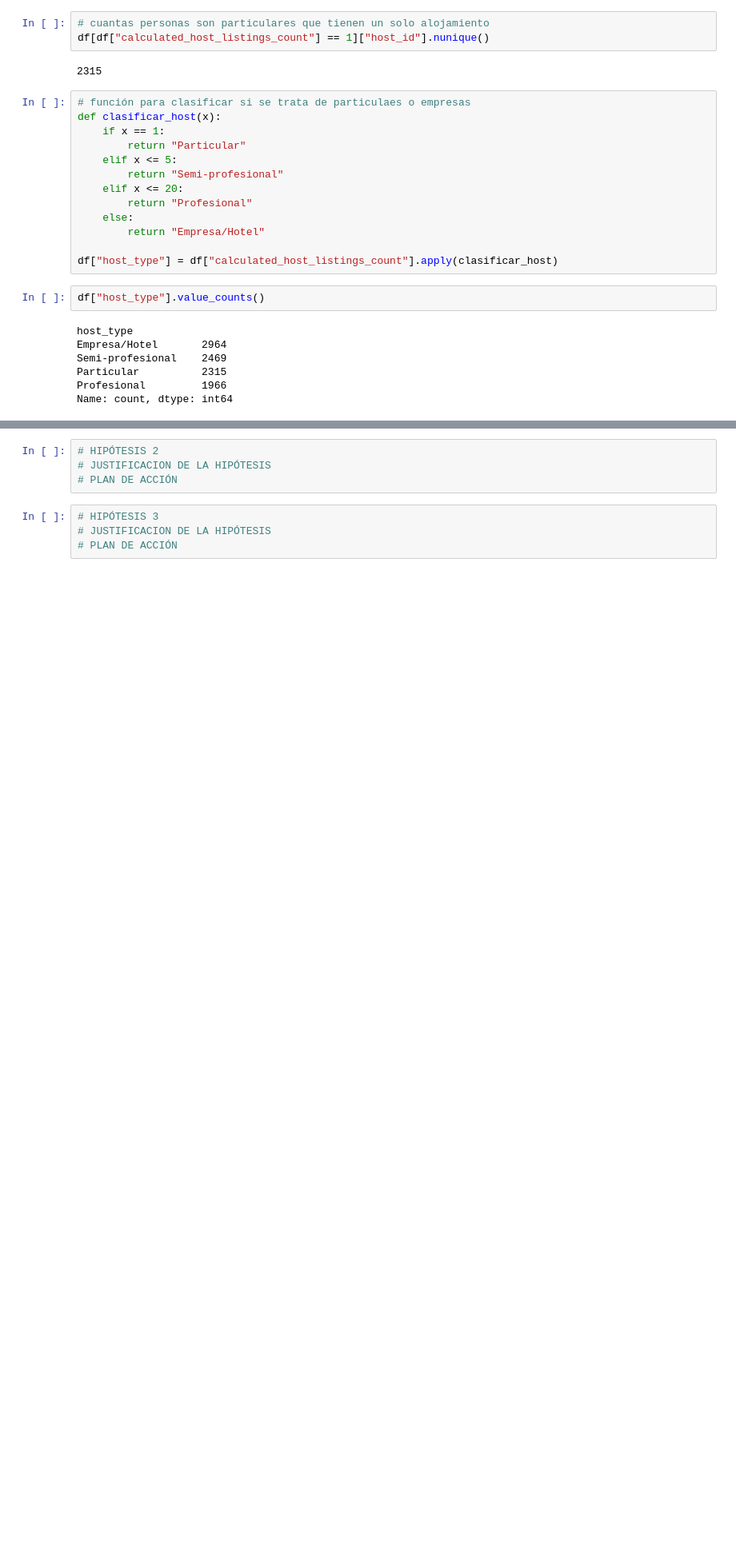
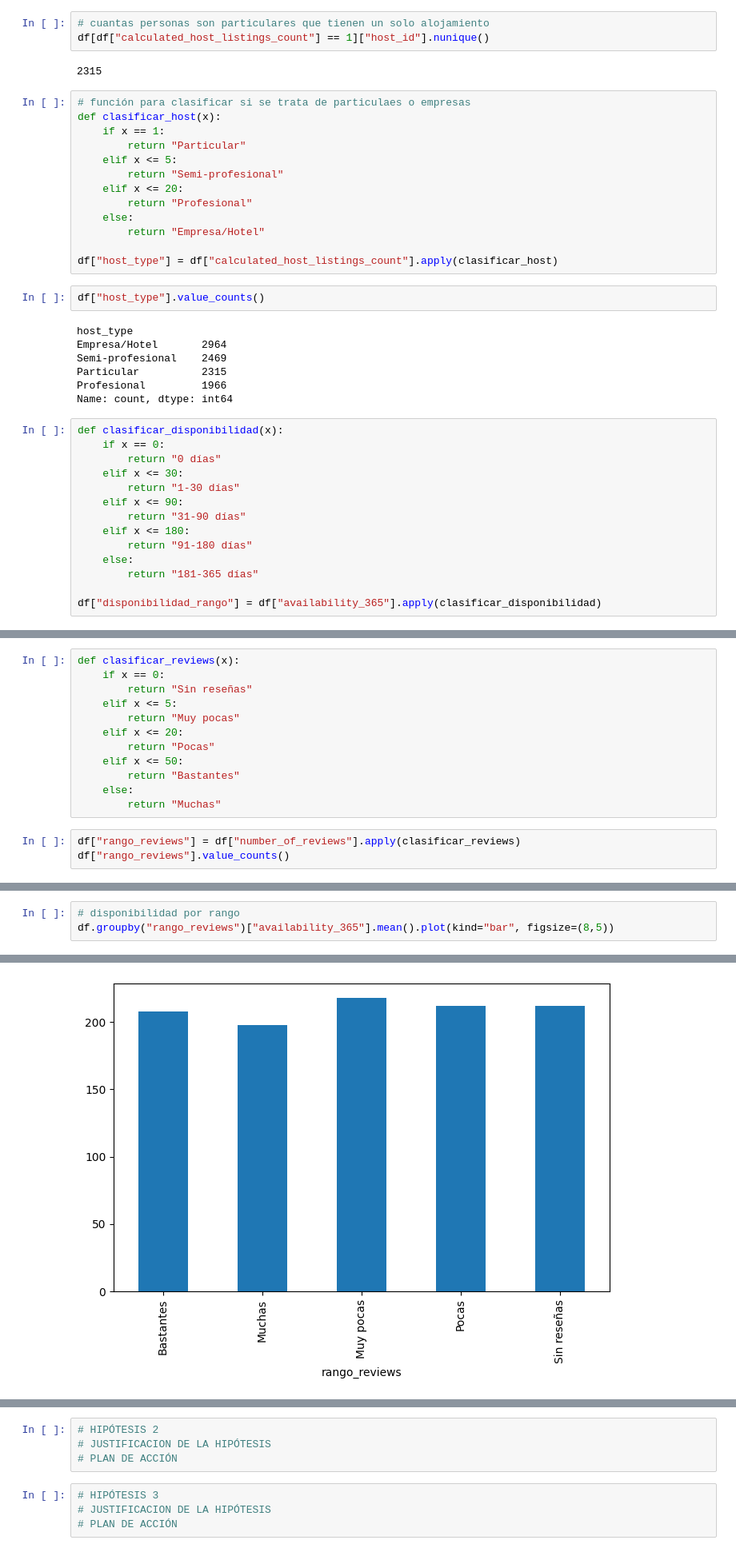
Before and after one commit to MHHsim/Proyect-Break-I, a Jupyter notebook: Fase_1_EDA.ipynb, the cells around one changed output, grey strips where cells are left out. Shown at 80% size. Cells and saved outputs as stored; diff of their text form; blank space fills up the shorter version.

```diff
--- a/Fase_1_EDA.ipynb
+++ b/Fase_1_EDA.ipynb
@@ -147,3 +147,17 @@ Semi-profesional    2469
 Particular          2315
 Profesional         1966
 Name: count, dtype: int64
+# %%
+def clasificar_disponibilidad(x):
+    if x == 0:
+        return "0 días"
+    elif x <= 30:
+        return "1-30 días"
+    elif x <= 90:
+        return "31-90 días"
+    elif x <= 180:
+        return "91-180 días"
+    else:
+        return "181-365 días"
+
+df["disponibilidad_rango"] = df["availability_365"].apply(clasificar_disponibilidad)
@@ -149,0 +221,15 @@ Name: count, dtype: int64
+# %%
+def clasificar_reviews(x):
+    if x == 0:
+        return "Sin reseñas"
+    elif x <= 5:
+        return "Muy pocas"
+    elif x <= 20:
+        return "Pocas"
+    elif x <= 50:
+        return "Bastantes"
+    else:
+        return "Muchas"
+# %%
+df["rango_reviews"] = df["number_of_reviews"].apply(clasificar_reviews)
+df["rango_reviews"].value_counts()
@@ -149,0 +244,4 @@ Name: count, dtype: int64
+# %%
+# disponibilidad por rango
+df.groupby("rango_reviews")["availability_365"].mean().plot(kind="bar", figsize=(8,5))
+# %% [output]
@@ -149,0 +249 @@ Name: count, dtype: int64
+[figure, added]
```
Also changed, not shown: parts of 7 cells of this notebook, 2 other files.
